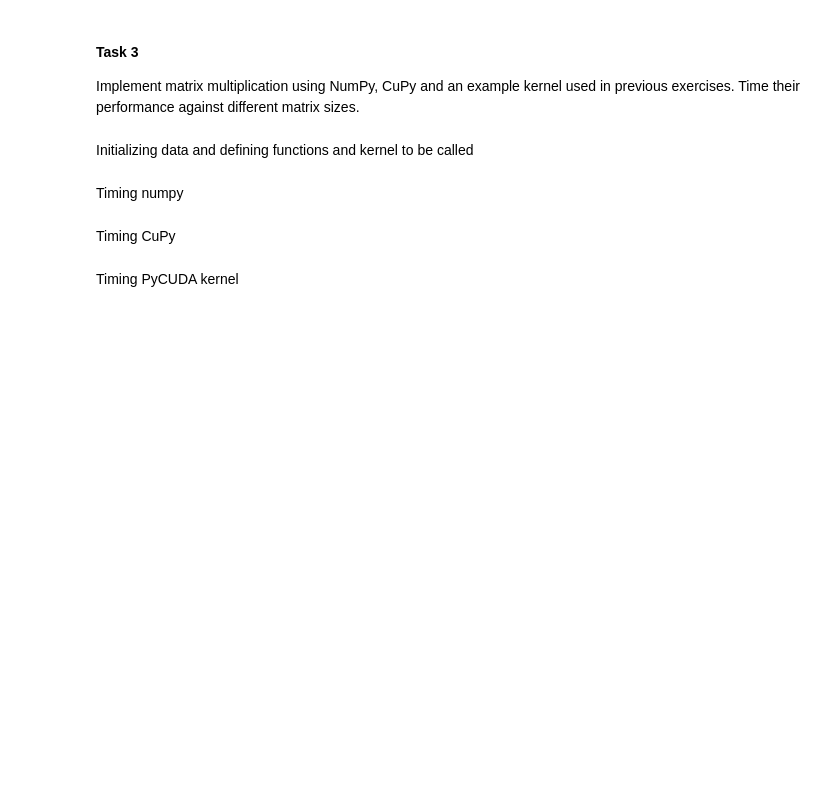
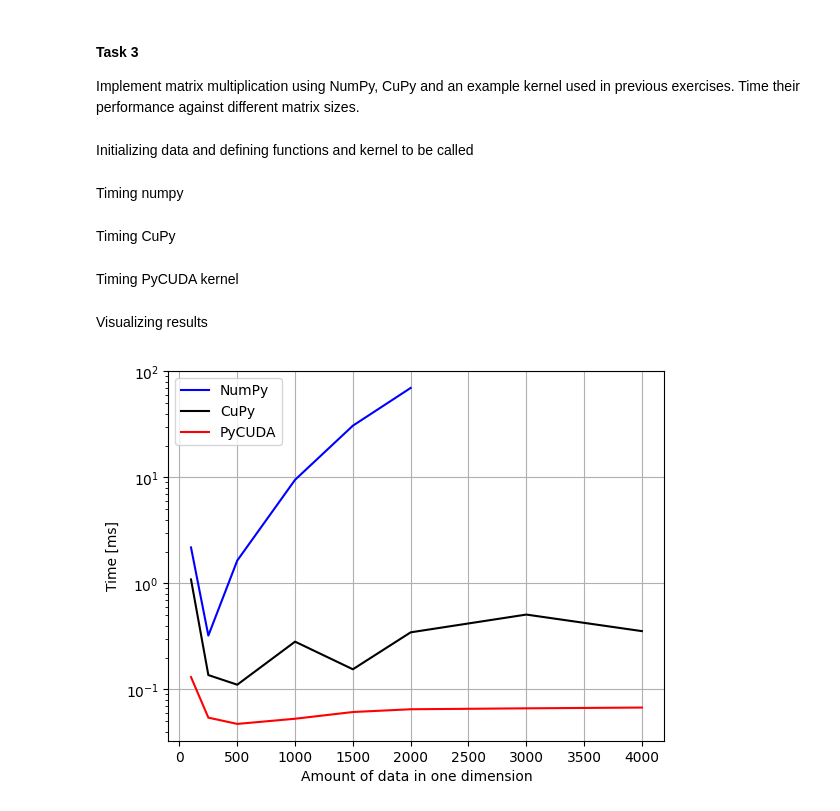
Before and after one commit to Erikkui/GPU-Computing, a Jupyter notebook: GPU_Ex3_Kuitunen.ipynb, the cells around one changed output. Drawn from its saved outputs; the diff is of its cells as text; code cells hidden in the pictures; blank space fills up the shorter version.

```diff
--- a/GPU_Ex3_Kuitunen.ipynb
+++ b/GPU_Ex3_Kuitunen.ipynb
@@ -230,11 +230,12 @@ Implement matrix multiplication using NumPy, CuPy and an example kernel used in
 # %% [markdown]
 Initializing data and defining functions and kernel to be called
 # %%
-N_elems = [ 10, 100, 250, 500, 1000, 1500, 2000 ]
+N_elems = [ 100, 250, 500, 1000, 1500, 2000 ]
+N_elems_gpu = [ 100, 250, 500, 1000, 1500, 2000, 3000, 4000 ]
 
 times_numpy = np.zeros( ( np.size( N_elems ), 1 ) )
-times_cupy = np.zeros( ( np.size( N_elems ), 1 ) )
-times_kernel = np.zeros( ( np.size( N_elems ), 1 ) )
+times_cupy = np.zeros( ( np.size( N_elems_gpu ), 1 ) )
+times_kernel = np.zeros( ( np.size( N_elems_gpu ), 1 ) )
 
 def matmul_numpy( A, B ):
 
@@ -323,7 +324,7 @@ Timing CuPy
 # %%
 for ii in range( 100 ):
     jj = 0
-    for elems in N_elems:
+    for elems in N_elems_gpu:
 
         A = cp.random.randn( elems, elems ).astype( float )
         B = cp.random.randn( elems, elems ).astype( float )
@@ -350,13 +351,13 @@ matriximul = mod.get_function( "matmul_sharedmem" )
 
 for ii in range( 100 ):
     jj = 0
-    for elem in N_elems:
+    for elem in N_elems_gpu:
 
         # Creating data, initializing thread and block sizes
         A = np.float32( np.random.rand( elem, elem ) )
         B = np.float32( np.random.rand( elem, elem ) )
 
-        gridDim = int( elem/TILE_WIDTH )
+        gridDim = int( np.ceil( elem/TILE_WIDTH ) )
         block_dims = ( TILE_WIDTH, TILE_WIDTH, 1 )
         grid_dims = ( gridDim, gridDim, 1 )
 
@@ -385,3 +386,20 @@ for ii in range( 100 ):
         jj += 1
 
 times_kernel = times_kernel/100
+# %% [markdown]
+Visualizing results
+# %%
+plt.plot( N_elems, times_numpy, 'b', label = "NumPy" )
+plt.plot( N_elems_gpu, times_cupy, 'k', label = "CuPy" )
+plt.plot( N_elems_gpu, times_kernel, 'r', label = "PyCUDA" )
+
+plt.yscale( "log" )
+
+plt.xlabel( 'Amount of data in one dimension' )
+plt.ylabel( 'Time [ms]' )
+plt.legend( loc = "upper left" )
+plt.grid()
+
+plt.show()
+# %% [output]
+[figure, added]
```
Also changed, not shown: parts of 1 cell of this notebook.
